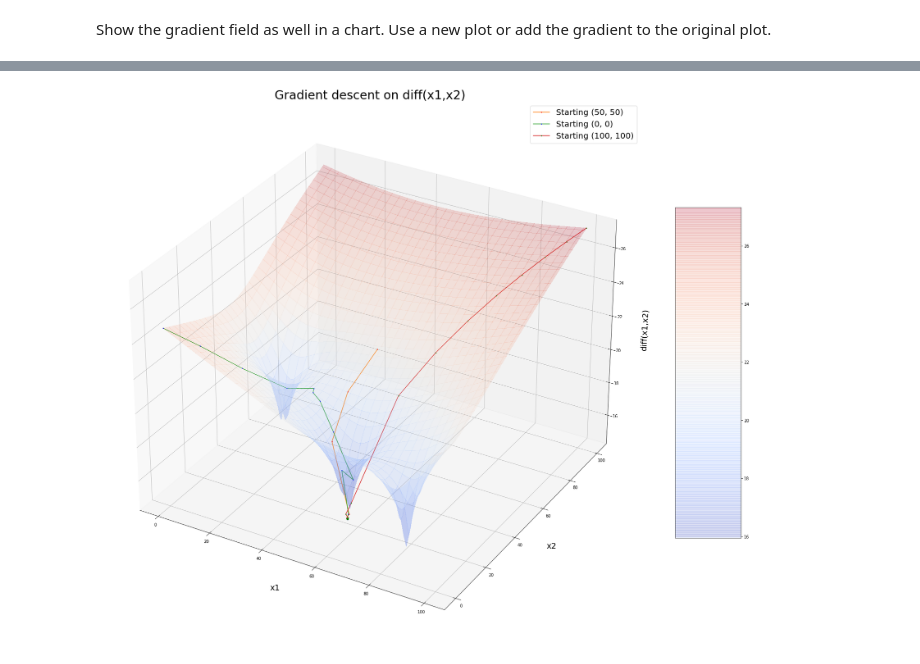
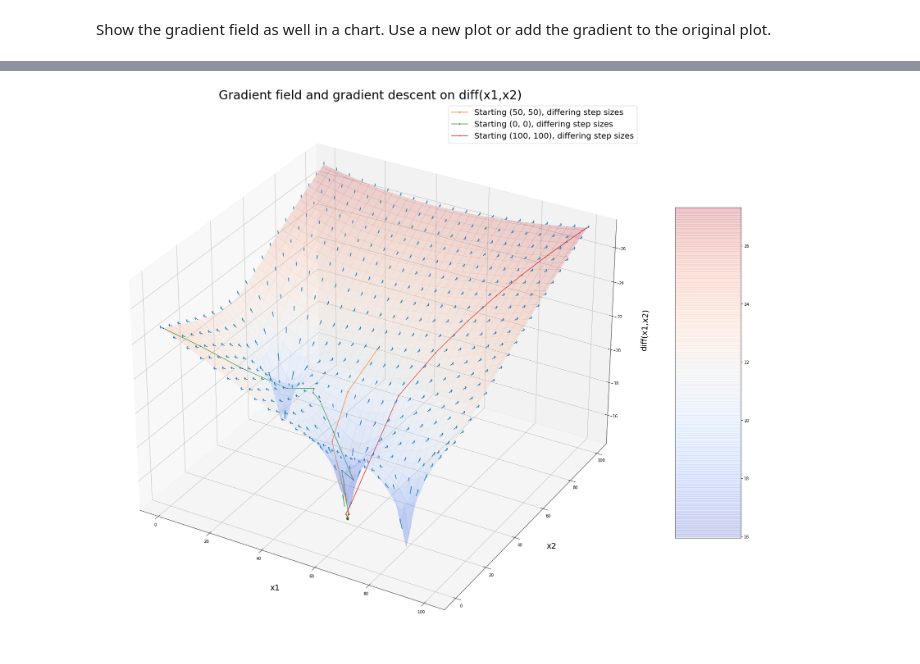
Before and after one commit to kaiobendrauf/skills4ai_gradient, a Jupyter notebook: Python exercise 'estimate gradient'.ipynb, the cells around one changed output, grey strips where cells are left out. Drawn from its saved outputs; the diff is of its cells as text; code cells hidden in the pictures.

```diff
--- a/Python exercise 'estimate gradient'.ipynb
+++ b/Python exercise 'estimate gradient'.ipynb
@@ -254,56 +313,56 @@ Show the gradient field as well in a chart. Use a new plot or add the gradient t
 # %%
-def get_steps(x = xzero, initial_step_size = 128, allowed_error = 0.01):
-    result = [[x[0]], [x[1]], [diff(x)]]
-    stepsize = initial_step_size
-    while stepsize > allowed_error:
-        diff_before_step = diff(x)
-        new_x = xnext(x, stepsize)
-        diff_after_step = diff(new_x)
-
-        if diff_after_step >= diff_before_step:
-            #bad step
-            stepsize = stepsize/2
-        else:
-            #good step
-            x = new_x
-            result[0].append(x[0])
-            result[1].append(x[1])
-            result[2].append(diff_after_step)
+def get_gradients(xs, ys):
+    result = [[], [], [], [], [], []]
+    for x in xs:
+        for y in ys:
+            result[0].append(x)
+            result[1].append(y)
+            result[2].append(diff(np.array([x, y])))
+            g = gradient(np.array([x, y]))
+            result[3].append(g[0])
+            result[4].append(g[1])
+            result[5].append(diff(xnext(np.array([x, y]), -1)) - diff(np.array([x, y])))
+            #print(f'{g[0]}; {g[1]}; {diff(np.array(x+g[0], y+g[1])) - diff(np.array([x, y]))}')
     return result
 
 
 fig = plt.figure(figsize=(30,30))
 ax = fig.gca(projection='3d')
 
 # Make data.
-xs = ys = np.arange(0., 101., 1.)
+xs = ys = np.arange(0., 101., 5.)
 X, Y = np.meshgrid(x, y)
 zs = np.array([diff(np.array([x,y])) for x,y in zip(np.ravel(X), np.ravel(Y))])
 Z = zs.reshape(X.shape)
 
 # Plot the surface.
 surf = ax.plot_surface(X, Y, Z, cmap=cm.coolwarm,
                        linewidth=0, antialiased=False, alpha=0.2)
 
 # Add a color bar which maps values to colors.
 fig.colorbar(surf, shrink=0.5, aspect=5)
 
 #axes labels
 ax.set_xlabel('x1', labelpad=30, fontsize=20,)
 ax.set_ylabel('x2', labelpad=30, fontsize=20)
 ax.set_zlabel('diff(x1,x2)', labelpad=30, fontsize=20)
 
+#gradient field
+gradients = get_gradients(xs, ys)
+ax.quiver(gradients[0], gradients[1], gradients[2], gradients[3], gradients[4], gradients[5], length=1, normalize=True)
+
 #gradient descent
 steps = get_steps()
-ax.plot(steps[0], steps[1], steps[2], markerfacecolor='r', markeredgecolor='r', marker='.', markersize=3, label='Starting (50, 50)')
+ax.plot(steps[0], steps[1], steps[2], markerfacecolor='r', markeredgecolor='r', marker='.', markersize=7, label='Starting (50, 50), differing step sizes')
 steps = get_steps(x = np.array([0., 0.]))
-ax.plot(steps[0], steps[1], steps[2], markerfacecolor='b', markeredgecolor='b', marker='.', markersize=3, label='Starting (0, 0)')
+ax.plot(steps[0], steps[1], steps[2], markerfacecolor='b', markeredgecolor='b', marker='.', markersize=7, label='Starting (0, 0), differing step sizes')
 steps = get_steps(x = np.array([100., 100.]))
-ax.plot(steps[0], steps[1], steps[2], markerfacecolor='g', markeredgecolor='g', marker='.', markersize=3, label='Starting (100, 100)')
+ax.plot(steps[0], steps[1], steps[2], markerfacecolor='g', markeredgecolor='g', marker='.', markersize=3, label='Starting (100, 100), differing step sizes')
 
 
 ax.legend(fontsize=20)
-plt.title("Gradient descent on diff(x1,x2)", fontsize=30)
+
+plt.title("Gradient field and gradient descent on diff(x1,x2)", fontsize=30)
 plt.show()
 # %% [output]
-[figure, old version]
+[figure, new version]
```
Also changed, not shown: parts of 3 cells of this notebook.
